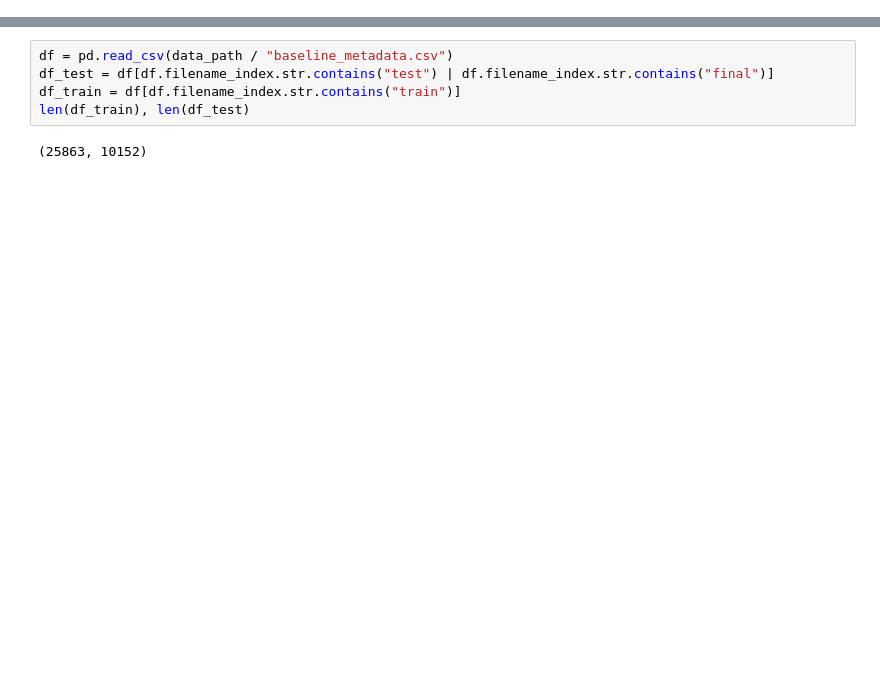
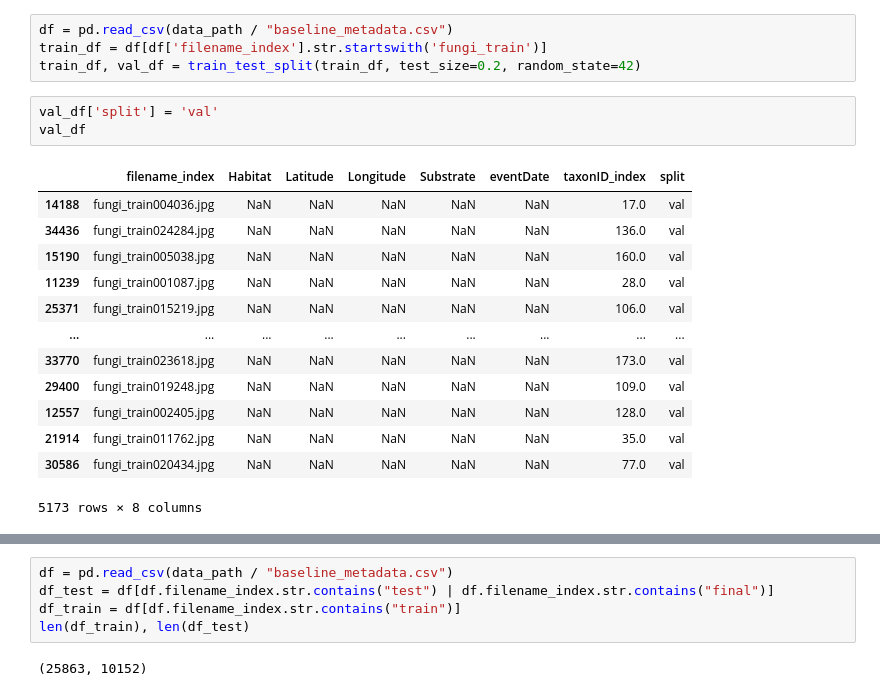
Before and after one commit to alexCortinaU/MultimodalDataChallenge2025, a Jupyter notebook: notebooks/acu_exploreData.ipynb, the cells around one changed output, grey strips where cells are left out. Cells and saved outputs as stored; diff of their text form; blank space fills up the shorter version.

```diff
--- a/notebooks/acu_exploreData.ipynb
+++ b/notebooks/acu_exploreData.ipynb
@@ -9,0 +31,21 @@ import seaborn as sns
+# %%
+df = pd.read_csv(data_path / "baseline_metadata.csv")
+train_df = df[df['filename_index'].str.startswith('fungi_train')]
+train_df, val_df = train_test_split(train_df, test_size=0.2, random_state=42)
+# %%
+val_df['split'] = 'val'
+val_df
+# %% [output]
+|  | filename_index | Habitat | Latitude | Longitude | Substrate | eventDate | taxonID_index | split |
+| 14188 | fungi_train004036.jpg | NaN | NaN | NaN | NaN | NaN | 17.0 | val |
+| 34436 | fungi_train024284.jpg | NaN | NaN | NaN | NaN | NaN | 136.0 | val |
+| 15190 | fungi_train005038.jpg | NaN | NaN | NaN | NaN | NaN | 160.0 | val |
+| 11239 | fungi_train001087.jpg | NaN | NaN | NaN | NaN | NaN | 28.0 | val |
+| 25371 | fungi_train015219.jpg | NaN | NaN | NaN | NaN | NaN | 106.0 | val |
+| ... | ... | ... | ... | ... | ... | ... | ... | ... |
+| 33770 | fungi_train023618.jpg | NaN | NaN | NaN | NaN | NaN | 173.0 | val |
+| 29400 | fungi_train019248.jpg | NaN | NaN | NaN | NaN | NaN | 109.0 | val |
+| 12557 | fungi_train002405.jpg | NaN | NaN | NaN | NaN | NaN | 128.0 | val |
+| 21914 | fungi_train011762.jpg | NaN | NaN | NaN | NaN | NaN | 35.0 | val |
+| 30586 | fungi_train020434.jpg | NaN | NaN | NaN | NaN | NaN | 77.0 | val |
+5173 rows × 8 columns
```
Also changed, not shown: parts of 13 cells of this notebook, 3 other files.
